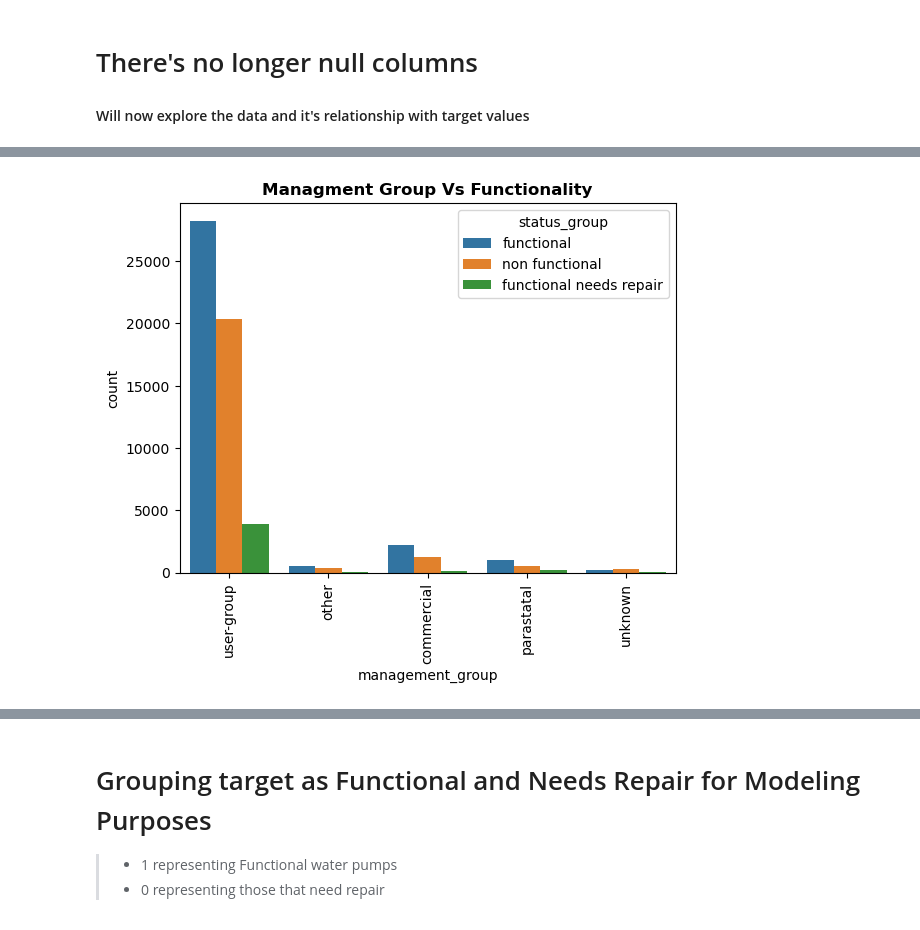
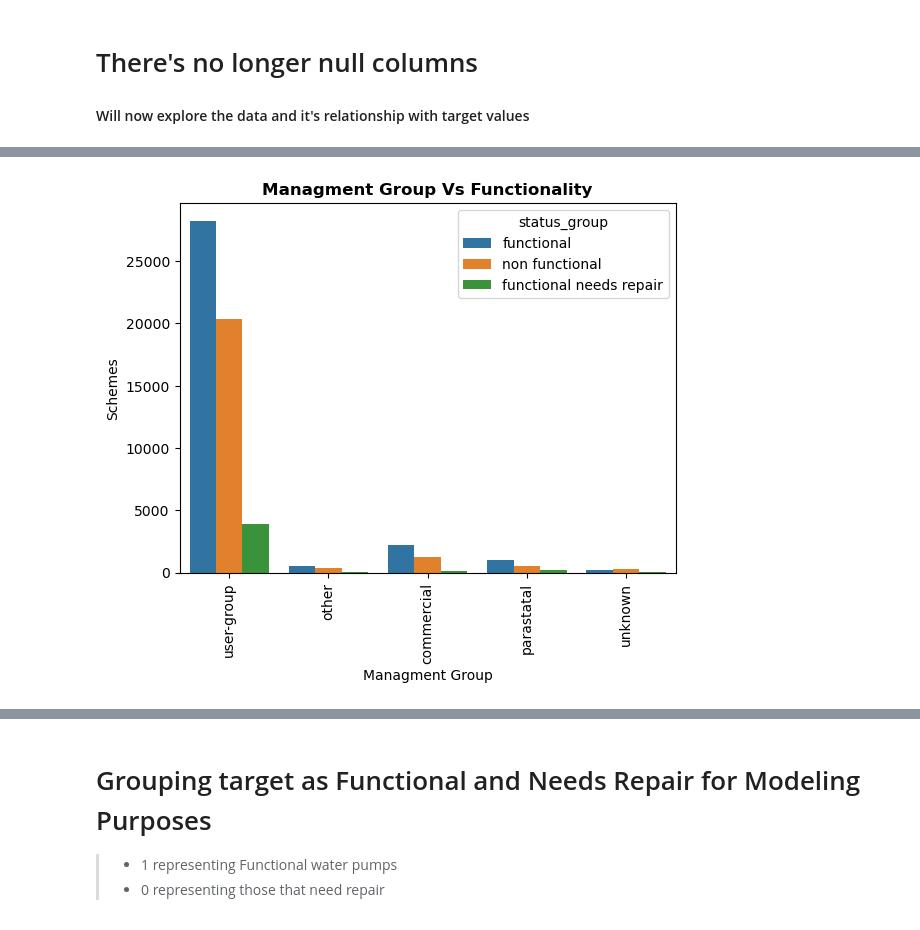
Before and after one commit to Danayt09/Tanzanian_Water_Wells, a Jupyter notebook: EDA.ipynb, the cells around one changed output, grey strips where cells are left out. Saved outputs shown, nothing was run; the diff lists cells and outputs as text; code cells hidden in the pictures.

```diff
--- a/EDA.ipynb
+++ b/EDA.ipynb
@@ -371,9 +379,11 @@ ax.set_xticklabels(ax.get_xticklabels())
 # %%
 ax = sns.countplot(x='management_group', hue="status_group", data=train_data)
 ax.set_xticklabels(ax.get_xticklabels(), rotation='vertical')
+plt.xlabel('Managment Group');
+plt.ylabel('Schemes');
 plt.title('Managment Group Vs Functionality',fontsize=12, fontweight='bold');
 # %% [output]
-[figure, old version]
+[figure, new version]
 # %%
 line.create_line()
 # %% [output]
```
Also changed, not shown: parts of 5 cells of this notebook, 2 other files.
